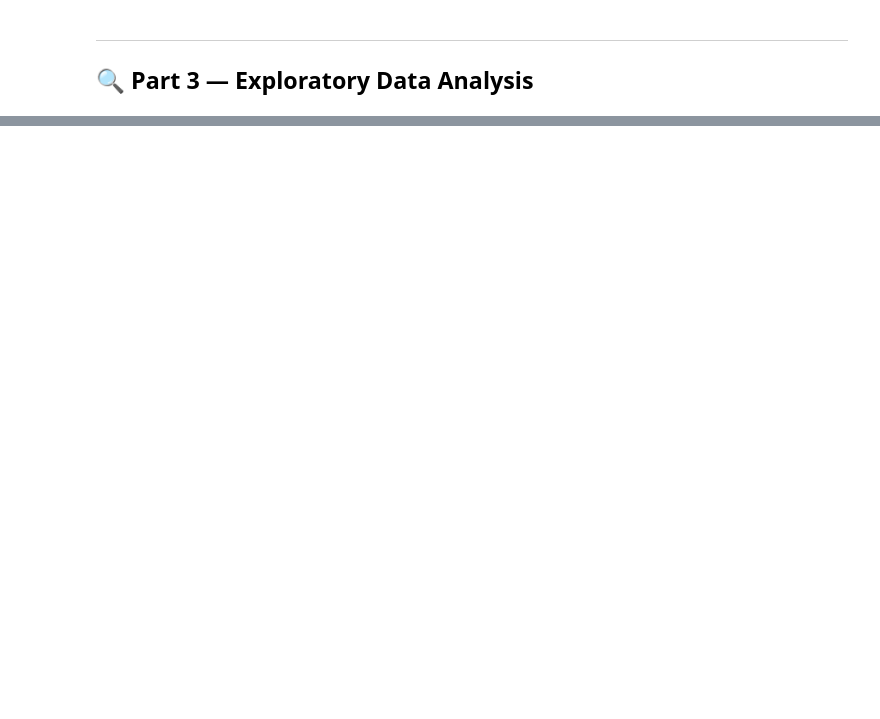
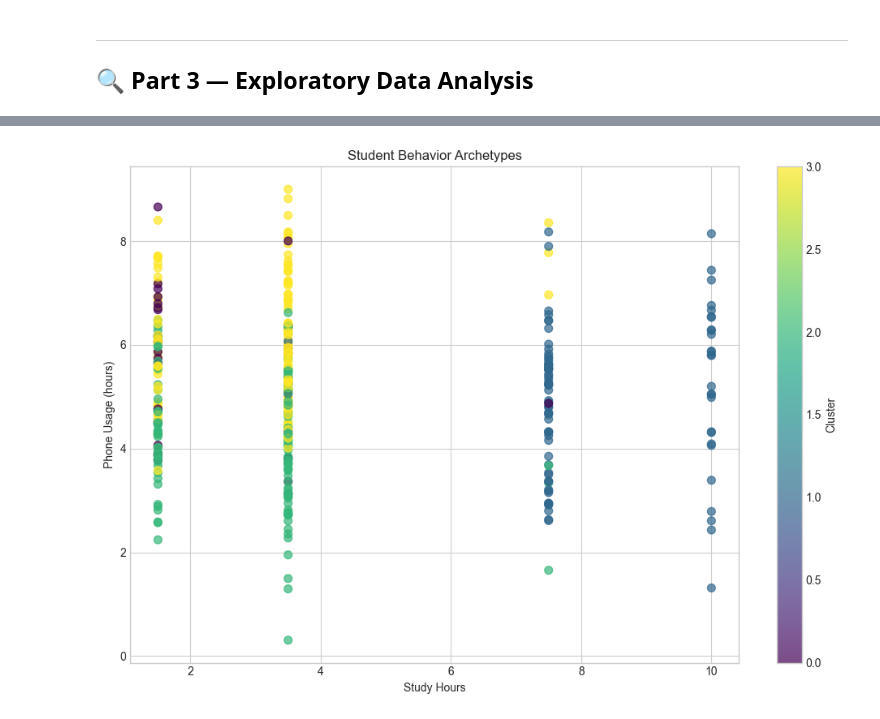
Before and after one commit to Rhuthvija/calmin30, a Jupyter notebook: FocusIQ_v3.ipynb, the cells around one changed output, grey strips where cells are left out. Saved outputs shown, nothing was run; the diff lists cells and outputs as text; code cells hidden in the pictures; blank space fills up the shorter version.

```diff
--- a/FocusIQ_v3.ipynb
+++ b/FocusIQ_v3.ipynb
@@ -250,0 +394,13 @@ dtype: float64
+# %%
+# Final K-Means model
+kmeans = KMeans(
+    n_clusters=best_k,
+    random_state=RANDOM_STATE,
+    n_init=10
+)
+
+df['behavior_cluster'] = kmeans.fit_predict(X_scaled)
+
+print("✅ K-Means clustering complete!")
+print("\nStudents per cluster:")
+print(df['behavior_cluster'].value_counts().sort_index())
@@ -250,0 +417,24 @@ dtype: float64
+# %%
+# ─────────────────────────────────────────────────────────────────
+# Cluster visualization
+# ─────────────────────────────────────────────────────────────────
+
+plt.figure(figsize=(10, 7))
+
+scatter = plt.scatter(
+    df['study_hours'],
+    df['phone_usage_hrs'],
+    c=df['behavior_cluster'],
+    cmap='viridis',
+    s=50,
+    alpha=0.7
+)
+
+plt.xlabel('Study Hours')
+plt.ylabel('Phone Usage (hours)')
+plt.title('Student Behavior Archetypes')
+plt.colorbar(scatter, label='Cluster')
+plt.tight_layout()
+plt.show()
+# %% [output]
+[figure, added]
```
Also changed, not shown: parts of 22 cells of this notebook.
